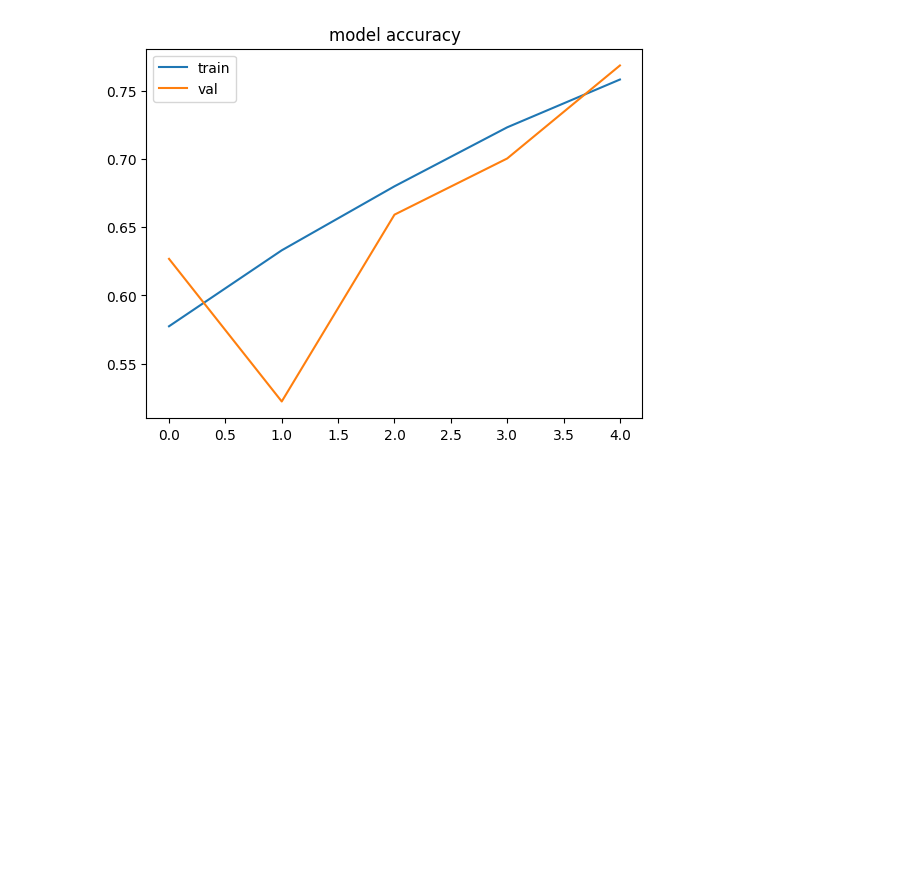
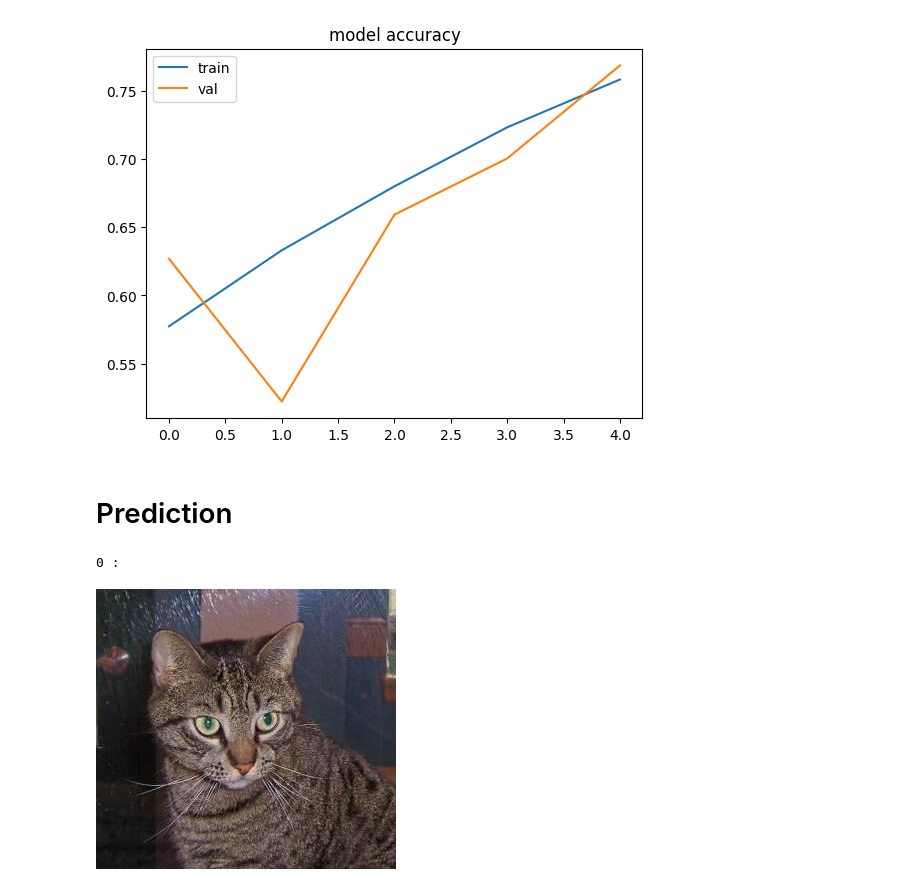
Before and after one commit to ParamAhuja/DL_Notebooks, a Jupyter notebook: ImageClassifierCNN.ipynb, the cells around one changed output. Drawn from its saved outputs; the diff is of its cells as text; code cells hidden in the pictures; blank space fills up the shorter version.

```diff
--- a/ImageClassifierCNN.ipynb
+++ b/ImageClassifierCNN.ipynb
@@ -269,3 +269,11 @@ plt.show()
 # %% [output]
 [figure]
 [figure]
+# %% [markdown]
+# Prediction
+# %%
+print(train_data_from_hub[1]["label"], ":")
+train_data_from_hub[1]["image"]
+# %% [output]
+0 :
+[figure, added]
```
Also changed, not shown: parts of 4 cells of this notebook.
